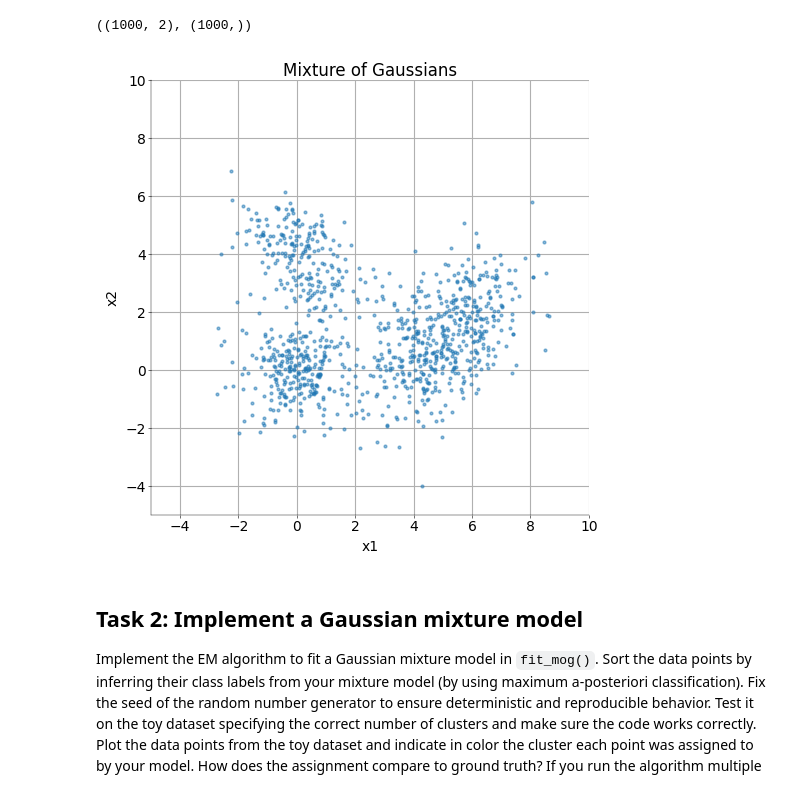
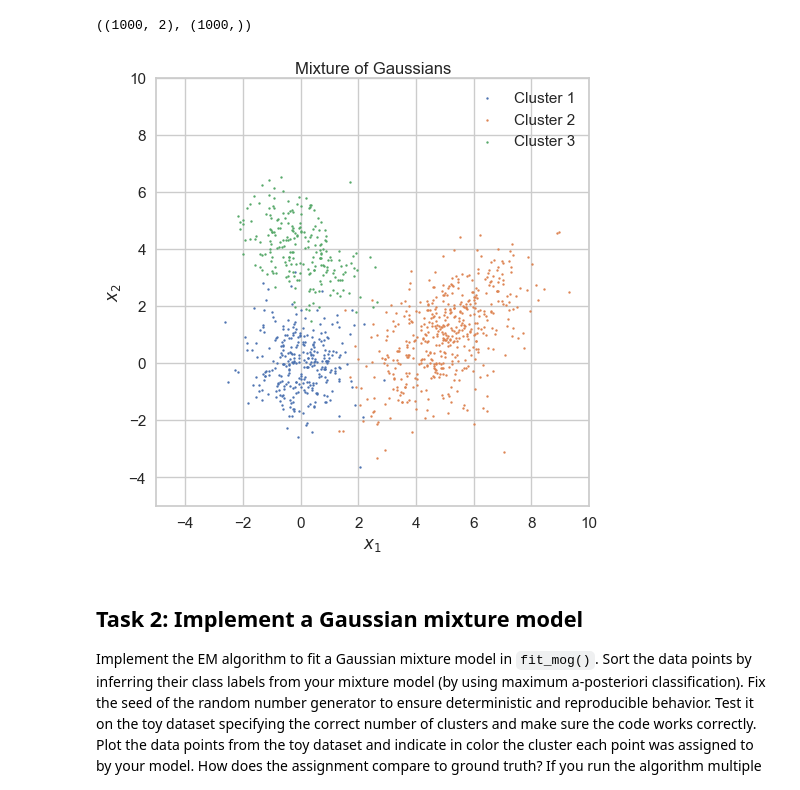
Before and after one commit to aeldably/Neural_Data_Science_Summer_2025, a Jupyter notebook: Lab_2/notebooks/CodingLab2.ipynb, the cells around one changed output. Saved outputs shown, nothing was run; the diff lists cells and outputs as text; code cells hidden in the pictures.

```diff
--- a/Lab_2/notebooks/CodingLab2.ipynb
+++ b/Lab_2/notebooks/CodingLab2.ipynb
@@ -152,20 +152,30 @@ x.shape, labels.shape
 # %%
 # ----------------------------------------------
 # plot points from mixture of Gaussians (1 pt)
 # ----------------------------------------------
+import seaborn as sns
+
+sns.set_style("whitegrid")
+sns.set_palette("deep")
+sns.set_context("notebook")
 
 fig, ax = plt.subplots(figsize=(5, 5), layout="constrained")
 
-plt.plot(x[:, 0], x[:, 1], "o", markersize=2, alpha=0.5)
-plt.title("Mixture of Gaussians")
-plt.xlabel("x1")
-plt.ylabel("x2")
-plt.xlim(-5, 10)
-plt.ylim(-5, 10)
-plt.grid()
+for k in range(len(m)):
+    ax.scatter(x[labels == k, 0], x[labels == k, 1], s=2, label=f"Cluster {k+1}")
+
+ax.legend()
+ax.set_title("Mixture of Gaussians")
+ax.set_xlabel("$x_1$")
+ax.set_ylabel("$x_2$")
+ax.set_xlim(-5, 10)
+ax.set_ylim(-5, 10)
+ax.grid(True)
+
 plt.show()
+# ----------------------------------------------
 # %% [output]
-[figure, old version]
+[figure, new version]
 # %% [markdown]
 ## Task 2: Implement a Gaussian mixture model
 
```
Also changed, not shown: parts of 1 cell of this notebook.
